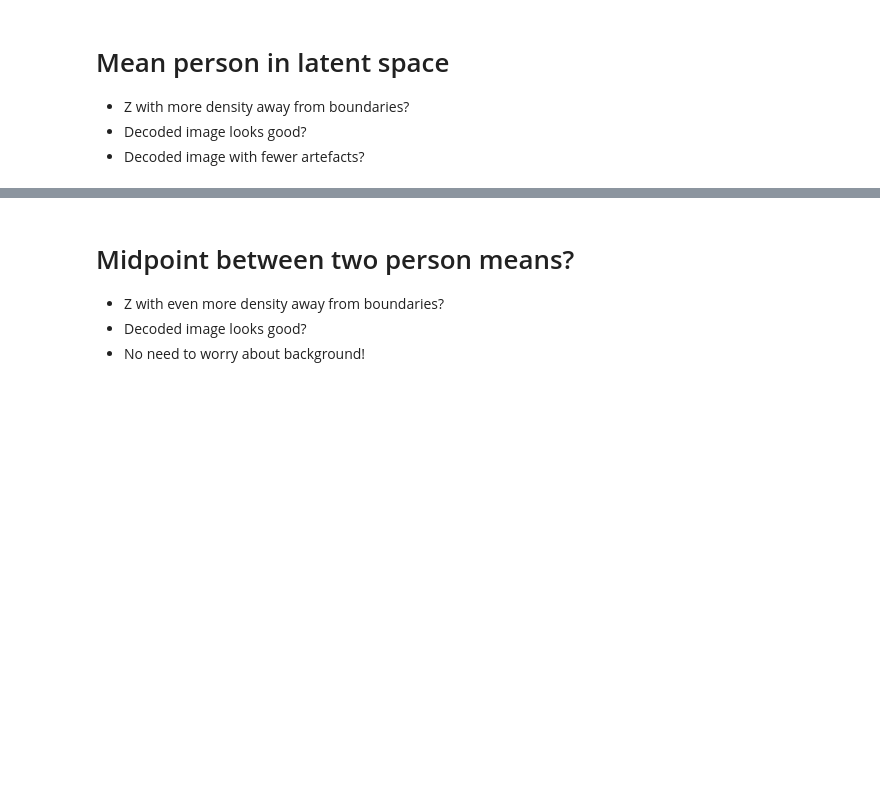
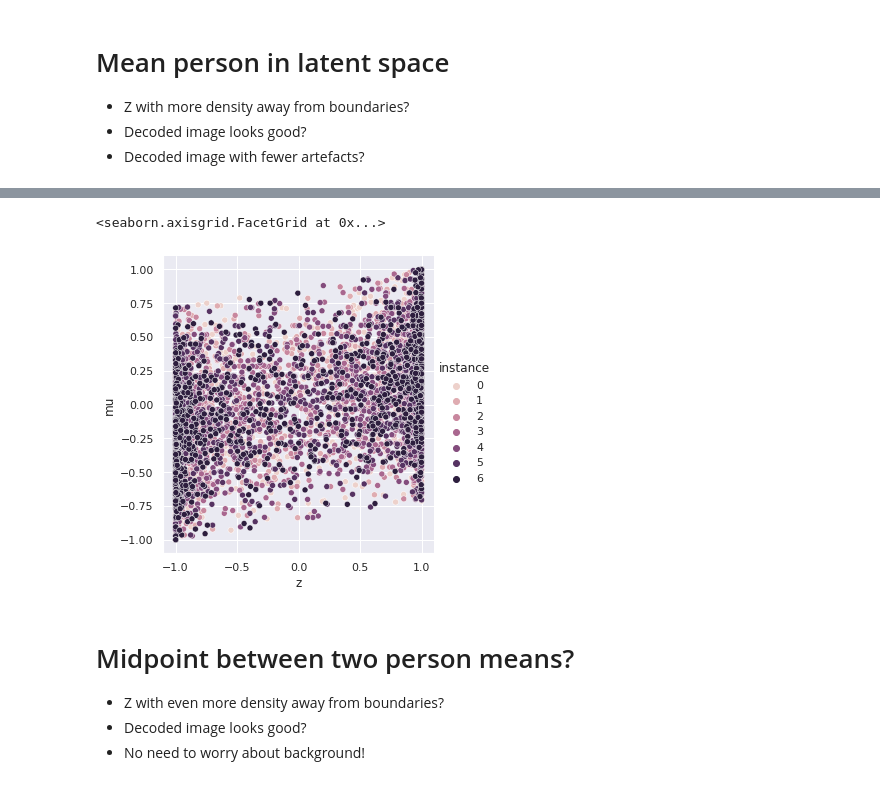
Before and after one commit to SourCherries/VAE-GAN-CelebA, a Jupyter notebook: explore_1.ipynb, the cells around one changed output, grey strips where cells are left out. Saved outputs shown, nothing was run; the diff lists cells and outputs as text; code cells hidden in the pictures; blank space fills up the shorter version.

```diff
--- a/explore_1.ipynb
+++ b/explore_1.ipynb
@@ -606,3 +600,21 @@ plt.imsave('instances-vs-mean-z-6576.jpg', img_mont)
+# %%
+# Distribution of mean z compared with z of instances
+
+# Set up data frame to visualize
+#   z_mu, M -> DataFrame: mu (rep), instance, z
+df_id = np.repeat(np.arange(7), repeats=1024)
+
+df_mu = np.tile(z_mu, 7).flatten()
+
+df_z = pd.DataFrame({"mu": df_mu,
+                     "instance": df_id,
+                     "z": M.flatten(order="C")})
+
+# Plot
+sns.relplot(x="z", y="mu", hue="instance", data=df_z)
+# %% [output]
+<seaborn.axisgrid.FacetGrid at 0x...>
+[figure, added]
 # %% [markdown]
 # Midpoint between two person means?
 * Z with even more density away from boundaries?
```
Also changed, not shown: parts of 2 cells of this notebook.
